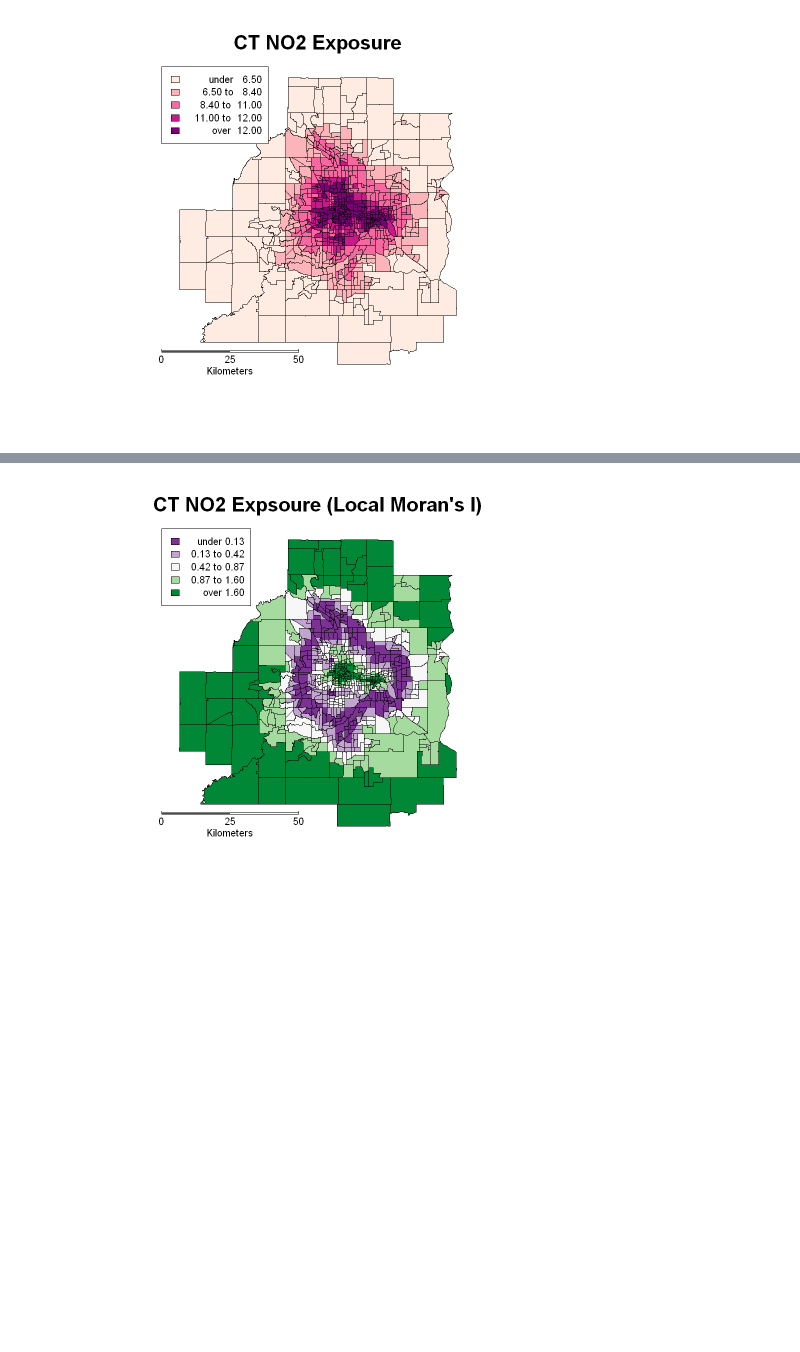
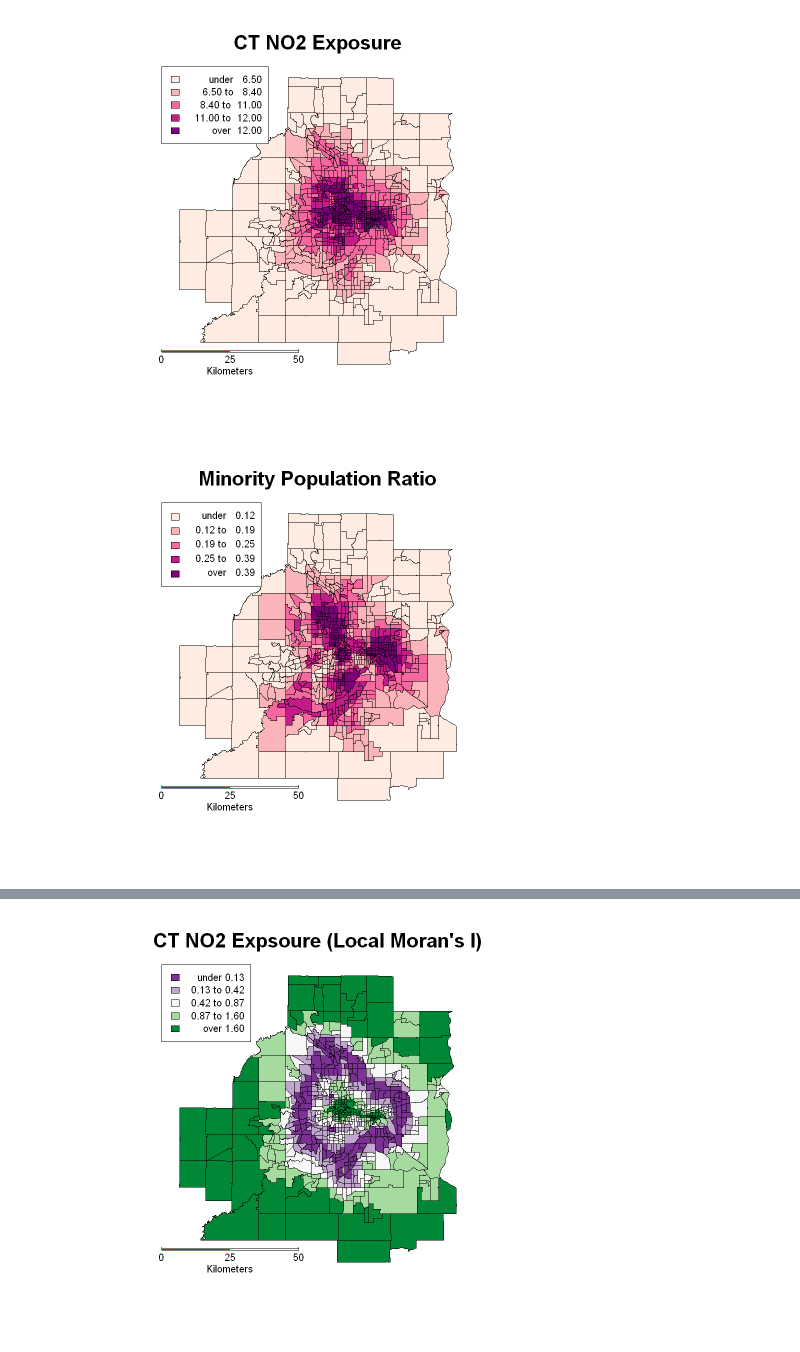
Before and after one commit to travisormsby/day_of_data, a Jupyter notebook: Autocorrelation.ipynb, the cells around one changed output, grey strips where cells are left out. Cells and saved outputs as stored; diff of their text form; code cells hidden in the pictures; blank space fills up the shorter version.

```diff
--- a/Autocorrelation.ipynb
+++ b/Autocorrelation.ipynb
@@ -59,3 +59,13 @@ title("CT NO2 Exposure",cex.main=2)
 map.scale(-32000,-48000,50000,"Kilometers",2,25,sfcol='red')
 # %% [output]
 [figure]
+# %%
+# make a choropleth map of minority population ratio to visualize data
+minpop <- as.numeric(ct.aea$Pminori)
+minpop.shade <- auto.shading(minpop,n=5,cols = brewer.pal(5,"RdPu"))
+choropleth(ct.aea,minpop,shading=minpop.shade)
+choro.legend(-57000,56500, minpop.shade,fmt="%6.2f")
+title("Minority Population Ratio",cex.main=2)
+map.scale(-32000,-48000,50000,"Kilometers",2,25,sfcol='red')
+# %% [output]
+[figure, added]
```
Also changed, not shown: parts of 17 cells of this notebook.
